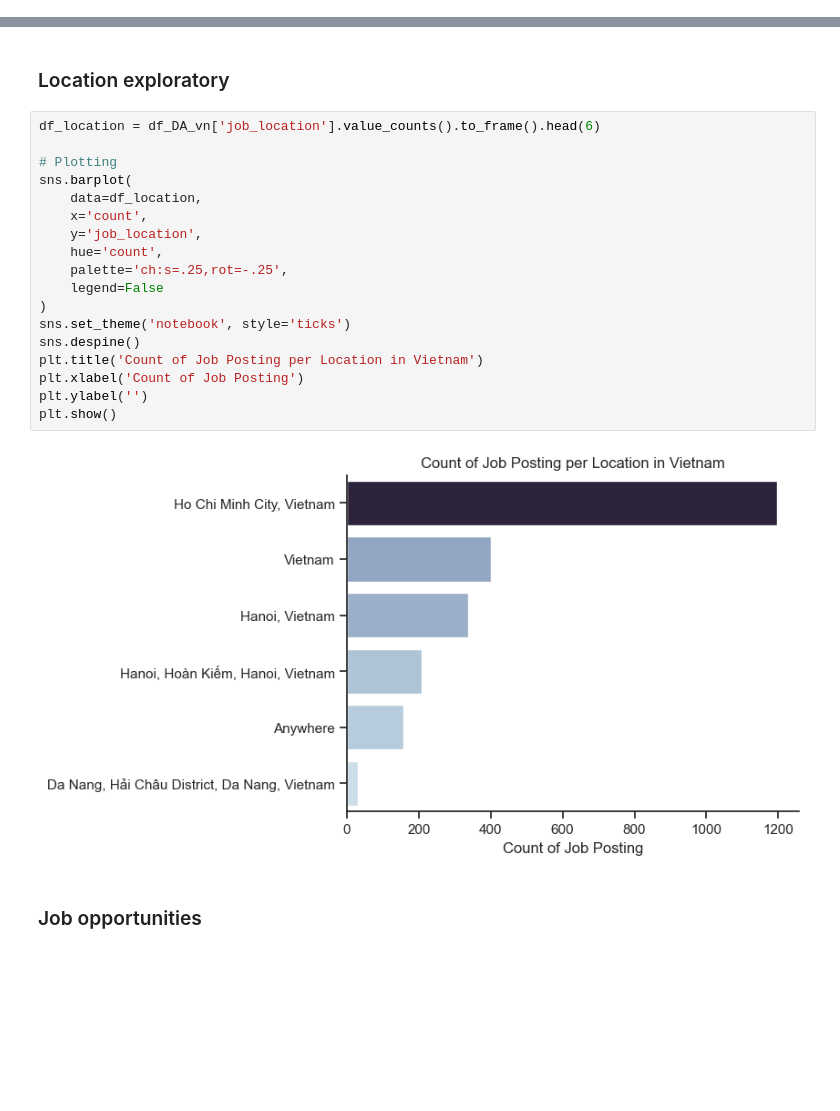
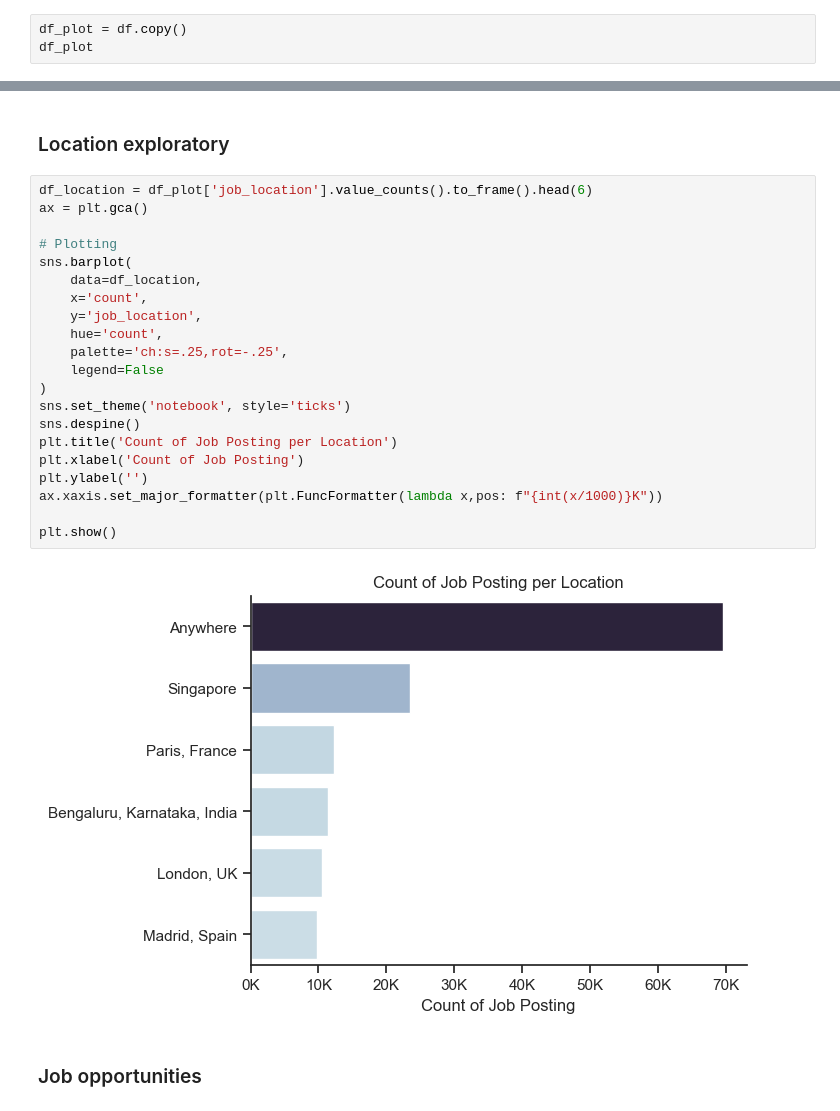
Before and after one commit to duyanvuong/python_data_project, a Jupyter notebook: 03_Projects/01_EDA_Intro.ipynb, the cells around one changed output, grey strips where cells are left out. Saved outputs shown, nothing was run; the diff lists cells and outputs as text; blank space fills up the shorter version.

```diff
--- a/03_Projects/01_EDA_Intro.ipynb
+++ b/03_Projects/01_EDA_Intro.ipynb
@@ -185,0 +167,3 @@ df_DA_vn
+# %%
+df_plot = df.copy()
+df_plot
@@ -206,25 +206,28 @@ plt.show()
 # %% [markdown]
 ### Location exploratory
 # %%
-df_location = df_DA_vn['job_location'].value_counts().to_frame().head(6)
+df_location = df_plot['job_location'].value_counts().to_frame().head(6)
+ax = plt.gca()
 
 # Plotting
 sns.barplot(
     data=df_location,
     x='count',
     y='job_location',
     hue='count',
     palette='ch:s=.25,rot=-.25',
     legend=False
 )
 sns.set_theme('notebook', style='ticks')
 sns.despine()
-plt.title('Count of Job Posting per Location in Vietnam')
+plt.title('Count of Job Posting per Location')
 plt.xlabel('Count of Job Posting')
 plt.ylabel('')
+ax.xaxis.set_major_formatter(plt.FuncFormatter(lambda x,pos: f"{int(x/1000)}K"))
+
 plt.show()
 # %% [output]
-[figure, old version]
+[figure, new version]
 # %% [markdown]
 ### Job opportunities
 # %%
```
Also changed, not shown: parts of 7 cells of this notebook.
